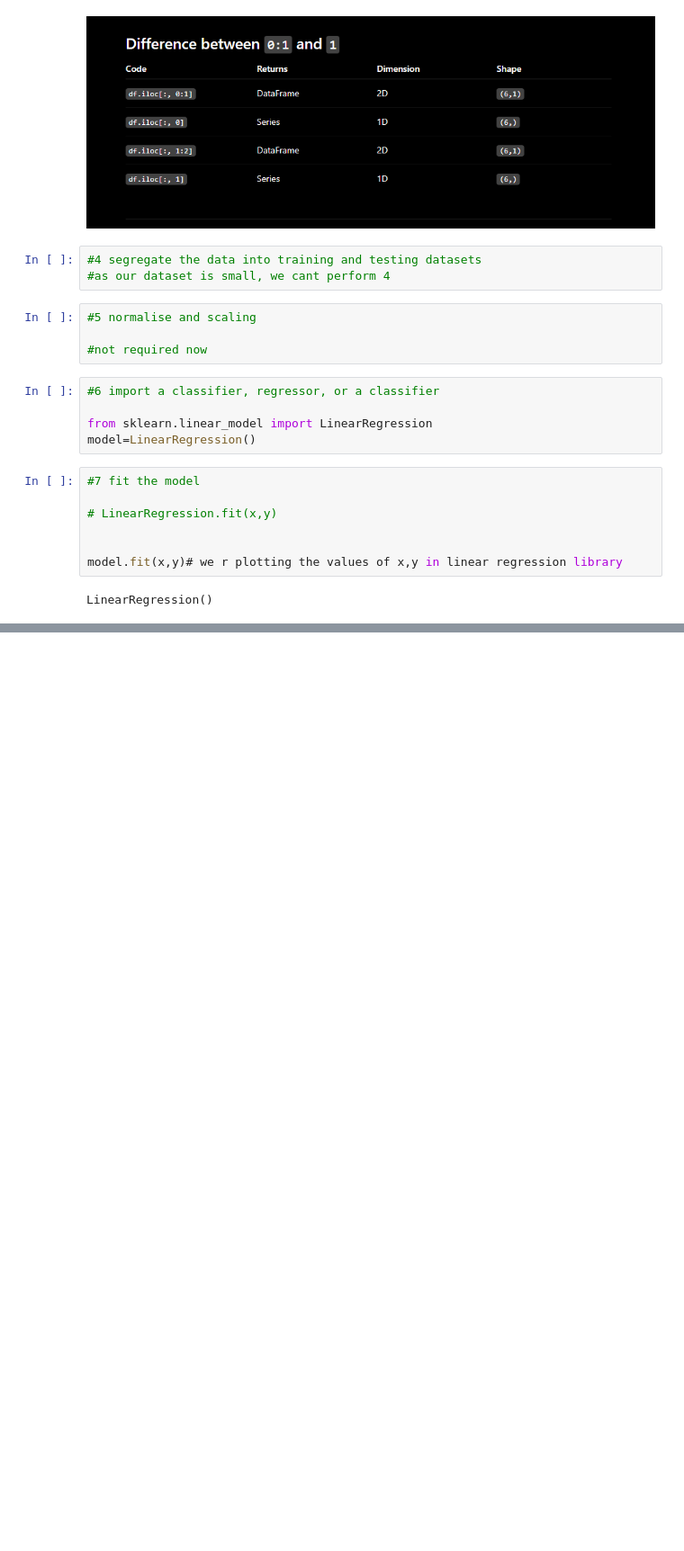
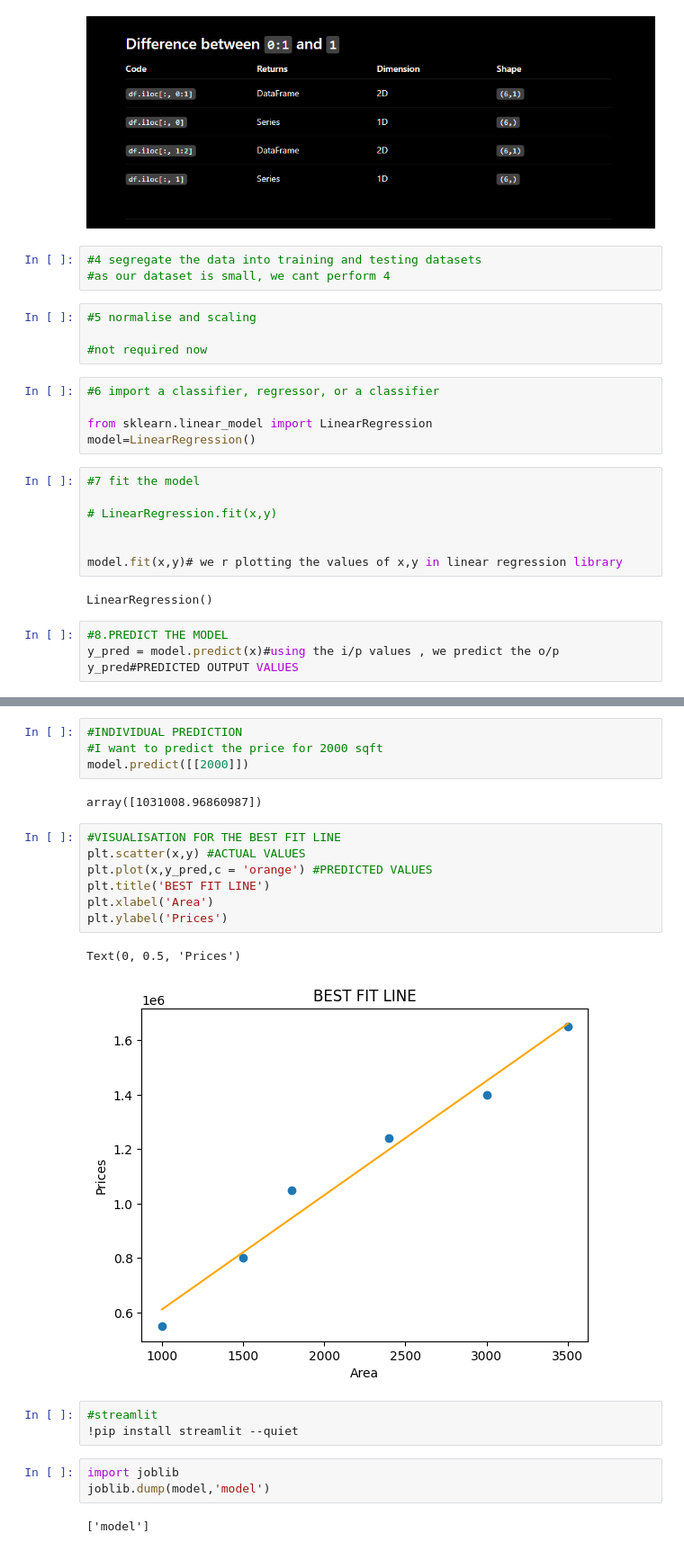
Before and after one commit to alwaysalearner1234/ML03, a Jupyter notebook: Day3_2.ipynb, the cells around one changed output, grey strips where cells are left out. Shown at 90% size. Cells and saved outputs as stored; diff of their text form; blank space fills up the shorter version.

```diff
--- a/Day3_2.ipynb
+++ b/Day3_2.ipynb
@@ -104,3 +104,7 @@ model=LinearRegression()
 model.fit(x,y)# we r plotting the values of x,y in linear regression library
 # %% [output]
 LinearRegression()
+# %%
+#8.PREDICT THE MODEL
+y_pred = model.predict(x)#using the i/p values , we predict the o/p
+y_pred#PREDICTED OUTPUT VALUES
@@ -106,0 +127,24 @@ LinearRegression()
+# %%
+#INDIVIDUAL PREDICTION
+#I want to predict the price for 2000 sqft
+model.predict([[2000]])
+# %% [output]
+array([1031008.96860987])
+# %%
+#VISUALISATION FOR THE BEST FIT LINE
+plt.scatter(x,y) #ACTUAL VALUES
+plt.plot(x,y_pred,c = 'orange') #PREDICTED VALUES
+plt.title('BEST FIT LINE')
+plt.xlabel('Area')
+plt.ylabel('Prices')
+# %% [output]
+Text(0, 0.5, 'Prices')
+[figure, added]
+# %%
+#streamlit
+!pip install streamlit --quiet
+# %%
+import joblib
+joblib.dump(model,'model')
+# %% [output]
+['model']
```
Also changed, not shown: parts of 12 cells of this notebook.
